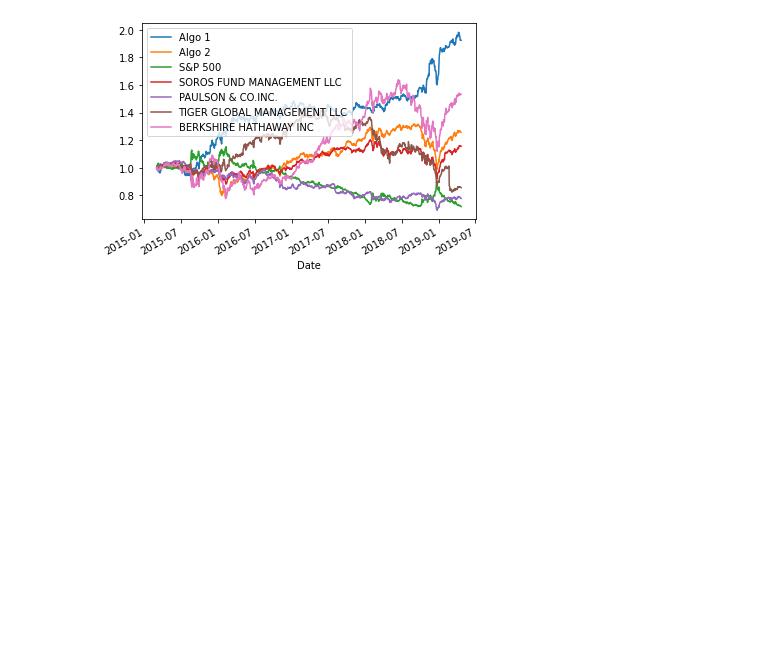
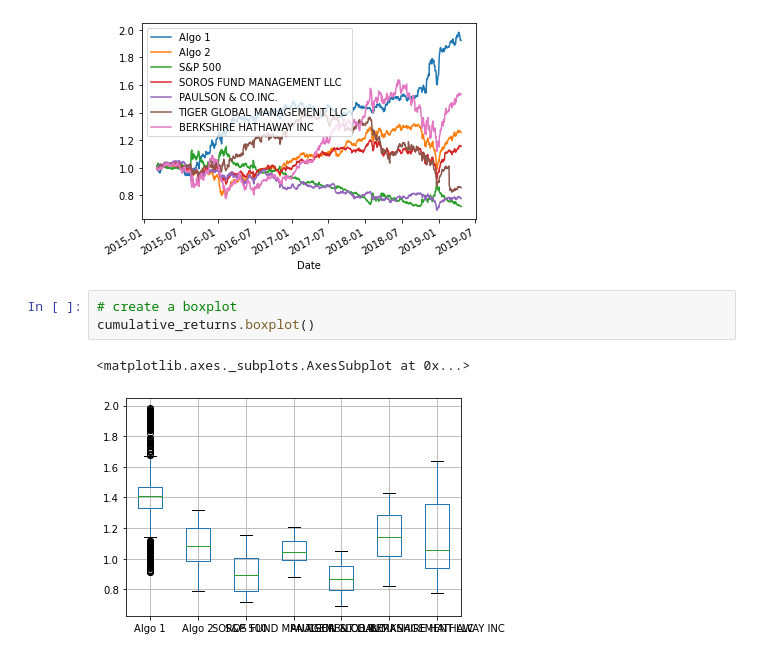
Before and after one commit to howardj2213/whale_off_hw, a Jupyter notebook: howard-unit-4-hw.ipynb, the cells around one changed output. Cells and saved outputs as stored; diff of their text form; blank space fills up the shorter version.

```diff
--- a/howard-unit-4-hw.ipynb
+++ b/howard-unit-4-hw.ipynb
@@ -135,3 +135,9 @@ cumulative_returns.plot()
 # %% [output]
 <matplotlib.axes._subplots.AxesSubplot at 0x...>
 [figure]
+# %%
+# create a boxplot
+cumulative_returns.boxplot()
+# %% [output]
+<matplotlib.axes._subplots.AxesSubplot at 0x...>
+[figure, added]
```
Also changed, not shown: parts of 5 cells of this notebook.
